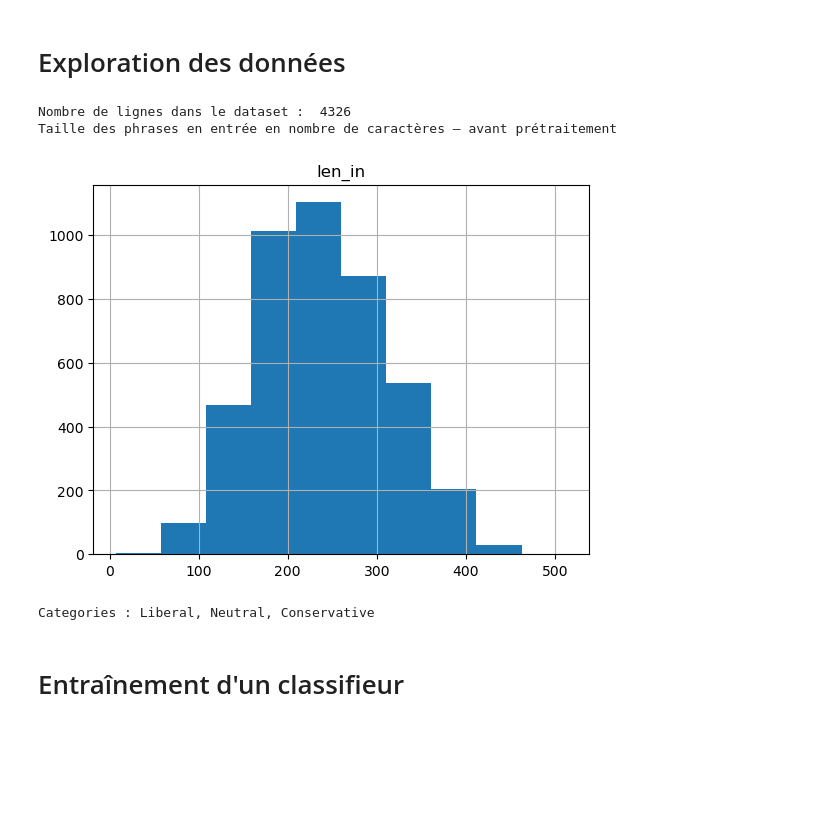
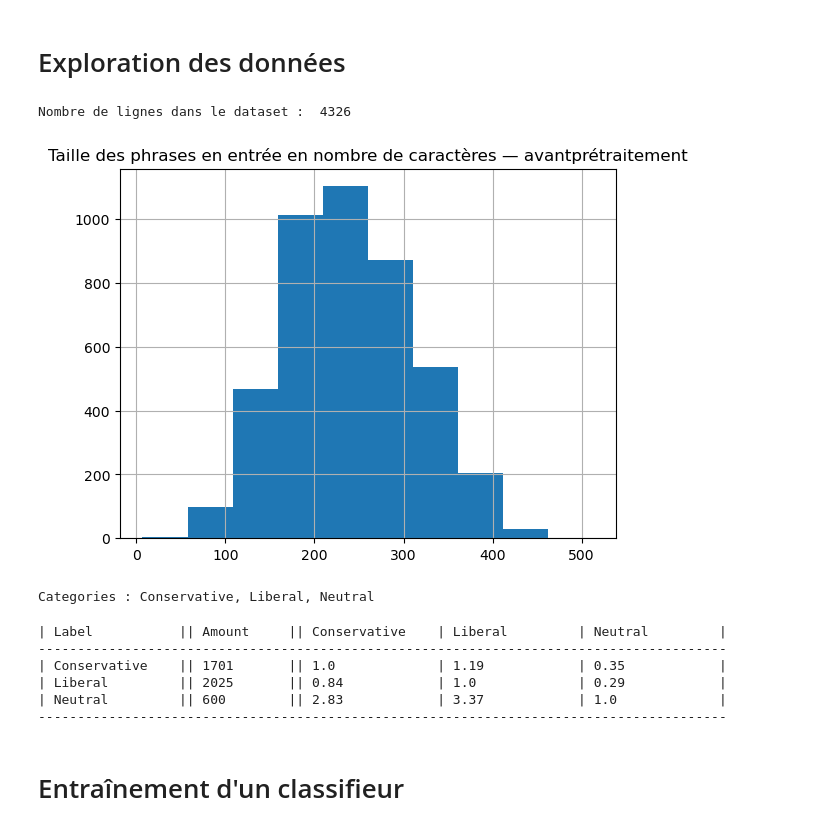
Before and after one commit to AXLMRIN/active-tigger-model-dev, a Jupyter notebook: notebooks/316_ideology_sentence.ipynb, the cells around one changed output. Drawn from its saved outputs; the diff is of its cells as text; code cells hidden in the pictures; blank space fills up the shorter version.

```diff
--- a/notebooks/316_ideology_sentence.ipynb
+++ b/notebooks/316_ideology_sentence.ipynb
@@ -7,33 +42,53 @@ FILENAME : str = "../data/316_ideological_book_corpus/ibc.csv"
 # %%
 import pandas as pd
 
 df = pd.read_csv(FILENAME).\
         astype({
             "sentence" : "str",
             "leaning" : "str"
         }).\
         rename({
             "sentence" : "in",
             "leaning" : "out"
         }, axis = 1)
 
-df["len_in"] = df["in"].apply(len)
+len_in_col = ("Taille des phrases en entrée en nombre de caractères — avant"
+              "prétraitement")
+df[len_in_col] = df["in"].apply(len)
 print("Nombre de lignes dans le dataset : ", len(df))
-print("Taille des phrases en entrée en nombre de caractères — avant prétraitement")
-_ = df.hist("len_in")
+_ = df.hist(len_in_col)
 # %% [output]
 Nombre de lignes dans le dataset :  4326
-Taille des phrases en entrée en nombre de caractères — avant prétraitement
-[figure, old version]
+[figure, new version]
 # %%
-LABEL : list[str] = list(set(df["out"]))
+LABEL : list[str] = list(set(df["out"])); n_labels : int = len(LABEL)
 ID2LABEL : dict[int:str] = {i : cat for i,cat in enumerate(LABEL)}
 LABEL2ID : dict[str:int] = {cat:i for i,cat in enumerate(LABEL)}
 print("Categories : " + ", ".join([cat for cat in LABEL]),"\n")
-
-del df
 # %% [output]
-Categories : Liberal, Neutral, Conservative
+Categories : Conservative, Liberal, Neutral
+# %%
+class_size = df.groupby("out").size()
+def dot2f(x):
+    return int(x * 100) / 100
+def div(col1, col2) :
+    return dot2f(class_size[col1] / class_size[col2])
+
+print(f'| {"Label":<15} || {"Amount":<10} || {"Conservative":<15} | {"Liberal":<15} | {"Neutral" : <15} |')
+print("-" * 88)
+print(f'| {"Conservative":<15} || {class_size["Conservative"]:<10} || {div("Conservative","Conservative"):<15} | {div("Liberal","Conservative"):<15} | {div("Neutral","Conservative"): <15} |')
+print(f'| {"Liberal":<15} || {class_size["Liberal"]:<10} || {div("Conservative","Liberal"):<15} | {div("Liberal","Liberal"):<15} | {div("Neutral","Liberal"): <15} |')
+print(f'| {"Neutral":<15} || {class_size["Neutral"]:<10} || {div("Conservative","Neutral"):<15} | {div("Liberal","Neutral"):<15} | {div("Neutral","Neutral"): <15} |')
+print("-" * 88)
+
+del df, class_size, dot2f, div
+# %% [output]
+| Label           || Amount     || Conservative    | Liberal         | Neutral         |
+----------------------------------------------------------------------------------------
+| Conservative    || 1701       || 1.0             | 1.19            | 0.35            |
+| Liberal         || 2025       || 0.84            | 1.0             | 0.29            |
+| Neutral         || 600        || 2.83            | 3.37            | 1.0             |
+----------------------------------------------------------------------------------------
 # %% [markdown]
 # Entraînement d'un classifieur
 # %% [markdown]
```
Also changed, not shown: parts of 16 cells of this notebook, 1 other file.
